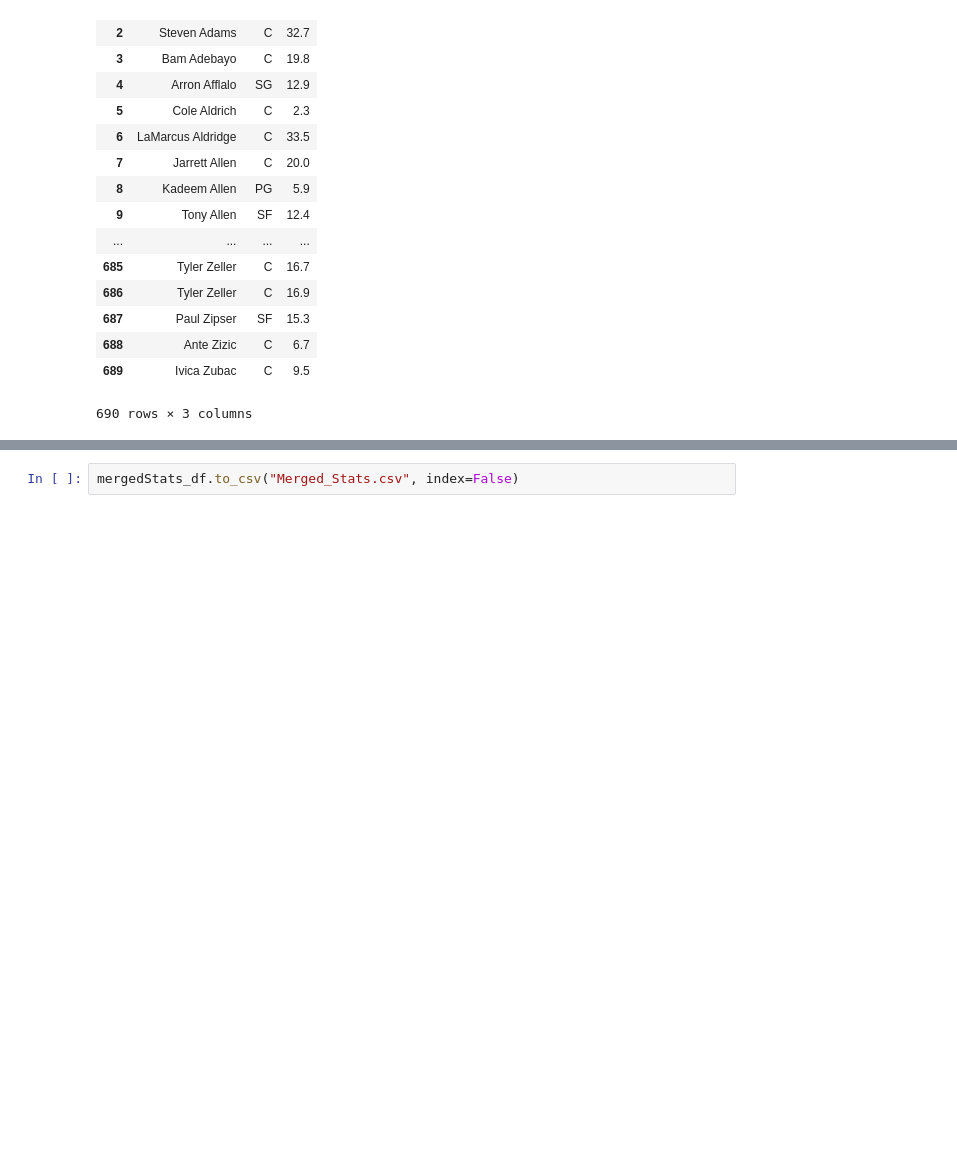
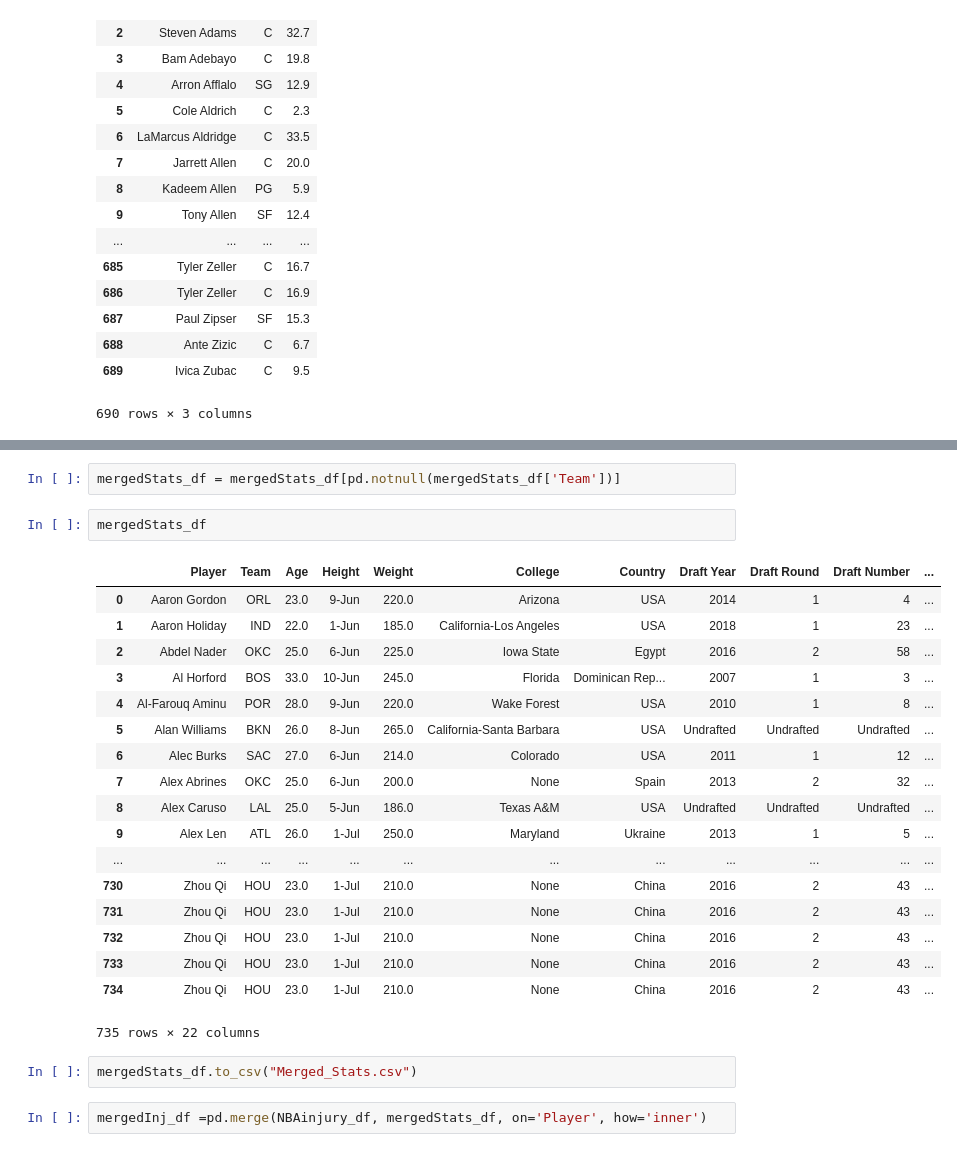
Before and after one commit to rmishra1990/Drunk-on-Data, a Jupyter notebook: Ritu/NBA Data - Ritu.ipynb, the cells around one changed output, grey strips where cells are left out. Drawn from its saved outputs; the diff is of its cells as text; blank space fills up the shorter version.

```diff
--- a/Ritu/NBA Data - Ritu.ipynb
+++ b/Ritu/NBA Data - Ritu.ipynb
@@ -142,3 +148,28 @@ mergedStats_df.head()
 5 rows × 22 columns
+# %%
+mergedStats_df = mergedStats_df[pd.notnull(mergedStats_df['Team'])]
+# %%
+mergedStats_df
+# %% [output]
+|  | Player | Team | Age | Height | Weight | College | Country | Draft Year | Draft Round | Draft Number | ... |
+| 0 | Aaron Gordon | ORL | 23.0 | 9-Jun | 220.0 | Arizona | USA | 2014 | 1 | 4 | ... |
+| 1 | Aaron Holiday | IND | 22.0 | 1-Jun | 185.0 | California-Los Angeles | USA | 2018 | 1 | 23 | ... |
+| 2 | Abdel Nader | OKC | 25.0 | 6-Jun | 225.0 | Iowa State | Egypt | 2016 | 2 | 58 | ... |
+| 3 | Al Horford | BOS | 33.0 | 10-Jun | 245.0 | Florida | Dominican Rep... | 2007 | 1 | 3 | ... |
+| 4 | Al-Farouq Aminu | POR | 28.0 | 9-Jun | 220.0 | Wake Forest | USA | 2010 | 1 | 8 | ... |
+| 5 | Alan Williams | BKN | 26.0 | 8-Jun | 265.0 | California-Santa Barbara | USA | Undrafted | Undrafted | Undrafted | ... |
+| 6 | Alec Burks | SAC | 27.0 | 6-Jun | 214.0 | Colorado | USA | 2011 | 1 | 12 | ... |
+| 7 | Alex Abrines | OKC | 25.0 | 6-Jun | 200.0 | None | Spain | 2013 | 2 | 32 | ... |
+| 8 | Alex Caruso | LAL | 25.0 | 5-Jun | 186.0 | Texas A&M | USA | Undrafted | Undrafted | Undrafted | ... |
+| 9 | Alex Len | ATL | 26.0 | 1-Jul | 250.0 | Maryland | Ukraine | 2013 | 1 | 5 | ... |
+| ... | ... | ... | ... | ... | ... | ... | ... | ... | ... | ... | ... |
+| 730 | Zhou Qi | HOU | 23.0 | 1-Jul | 210.0 | None | China | 2016 | 2 | 43 | ... |
+| 731 | Zhou Qi | HOU | 23.0 | 1-Jul | 210.0 | None | China | 2016 | 2 | 43 | ... |
+| 732 | Zhou Qi | HOU | 23.0 | 1-Jul | 210.0 | None | China | 2016 | 2 | 43 | ... |
+| 733 | Zhou Qi | HOU | 23.0 | 1-Jul | 210.0 | None | China | 2016 | 2 | 43 | ... |
+| 734 | Zhou Qi | HOU | 23.0 | 1-Jul | 210.0 | None | China | 2016 | 2 | 43 | ... |
+735 rows × 22 columns
 # %%
-mergedStats_df.to_csv("Merged_Stats.csv", index=False)
+mergedStats_df.to_csv("Merged_Stats.csv")
+# %%
+mergedInj_df =pd.merge(NBAinjury_df, mergedStats_df, on='Player', how='inner')
```
Also changed, not shown: parts of 10 cells of this notebook, 6 other files.
